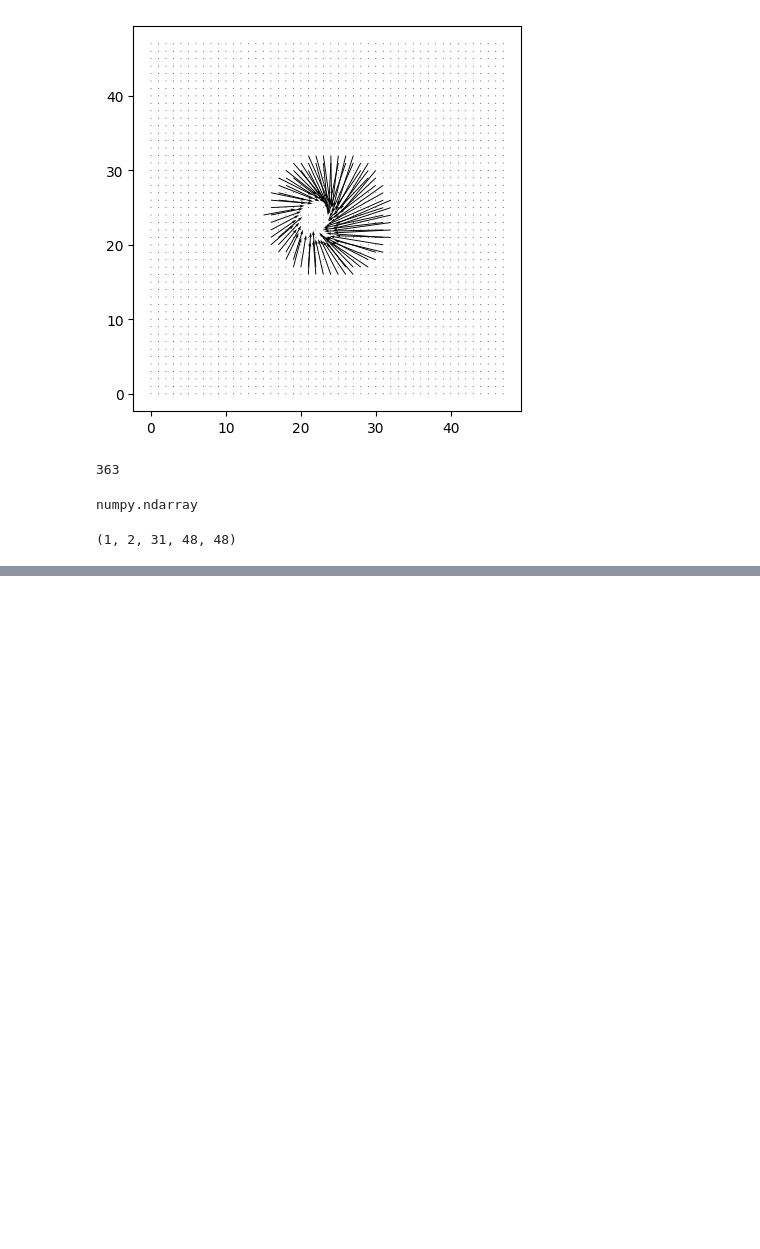
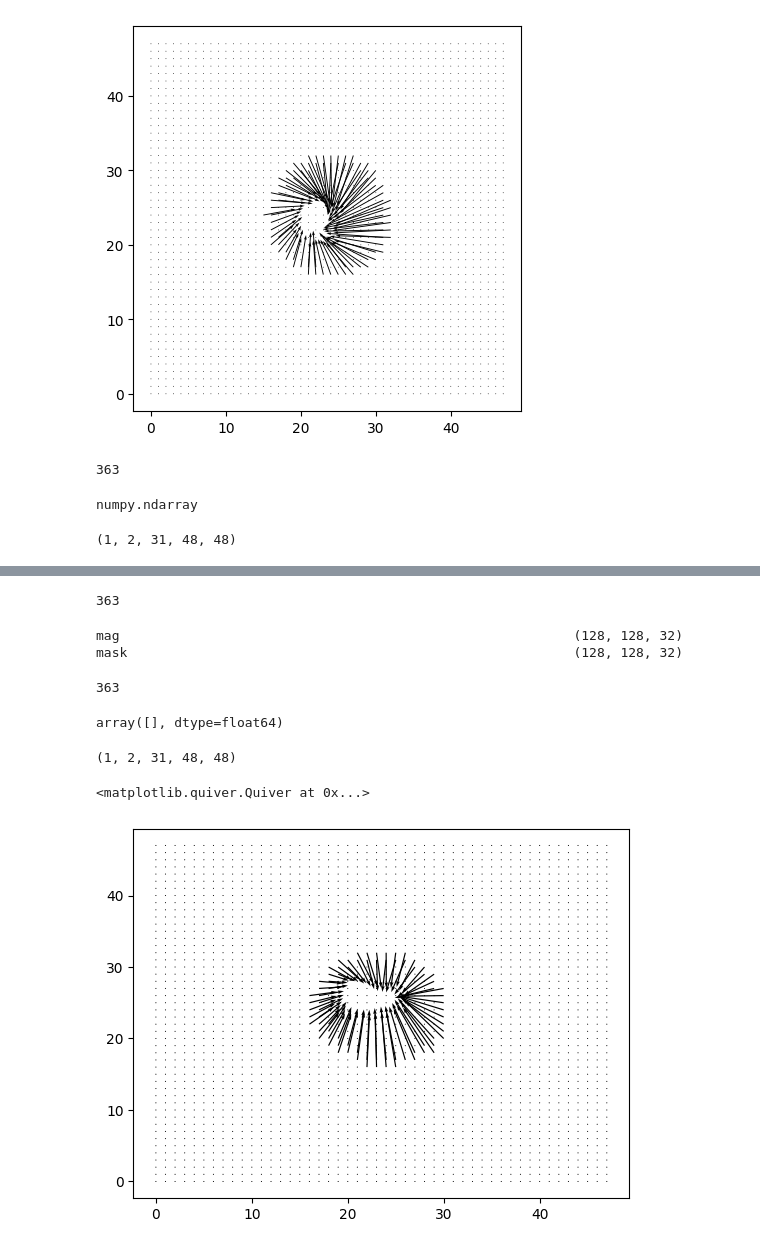
Before and after one commit to jr-xing/LaMoD, a Jupyter notebook: debug/notebooks/2024-11-10-inference-LGE-cine.ipynb, the cells around one changed output, grey strips where cells are left out. Drawn from its saved outputs; the diff is of its cells as text; code cells hidden in the pictures; blank space fills up the shorter version.

```diff
--- a/debug/notebooks/2024-11-10-inference-LGE-cine.ipynb
+++ b/debug/notebooks/2024-11-10-inference-LGE-cine.ipynb
@@ -201,0 +228,4 @@ dd[1].shape
+# %%
+# load prediction to check
+save_fname = Path('/scratch/jx8fh/2024-11-10-inference-LGE-cine.npy')
+predictions = np.load(save_fname, allow_pickle=True).tolist()
@@ -201,0 +236,31 @@ dd[1].shape
+# %%
+len(processed_cine_masks)
+# %% [output]
+363
+# %%
+check_dict(processed_cine_masks[1])
+# %% [output]
+mag                                                          (128, 128, 32)
+mask                                                         (128, 128, 32)
+# %%
+len(predictions)
+# %% [output]
+363
+# %%
+predictions[0]
+# %% [output]
+array([], dtype=float64)
+# %%
+predictions[1].shape
+# %% [output]
+(1, 2, 31, 48, 48)
+# %%
+plt.quiver(
+    predictions[1][0,0,10],
+    predictions[1][0,1,10],
+    units='xy',
+    scale=1,
+)
+# %% [output]
+<matplotlib.quiver.Quiver at 0x...>
+[figure, added]
```
Also changed, not shown: parts of 7 cells of this notebook, 16 other files.
